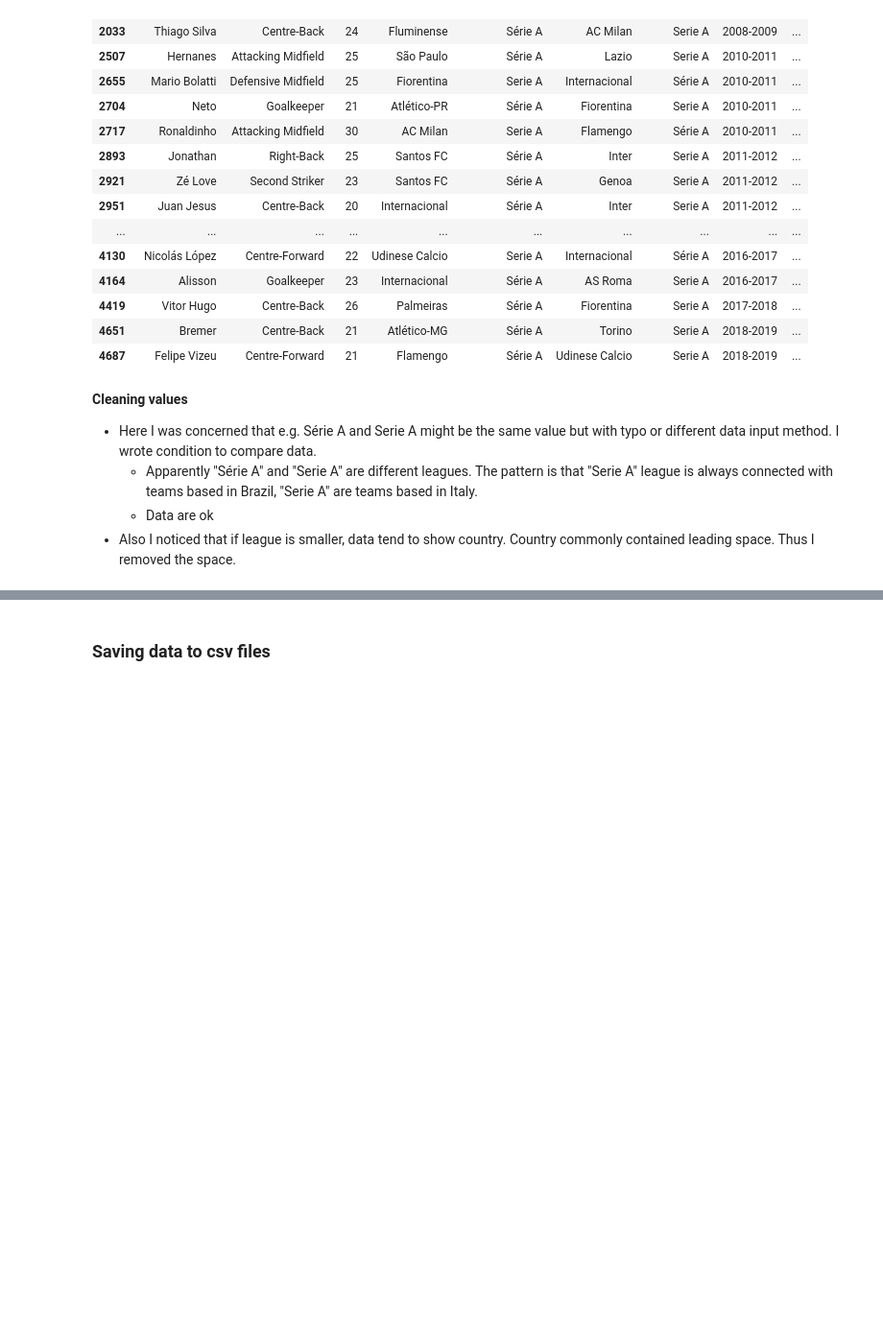
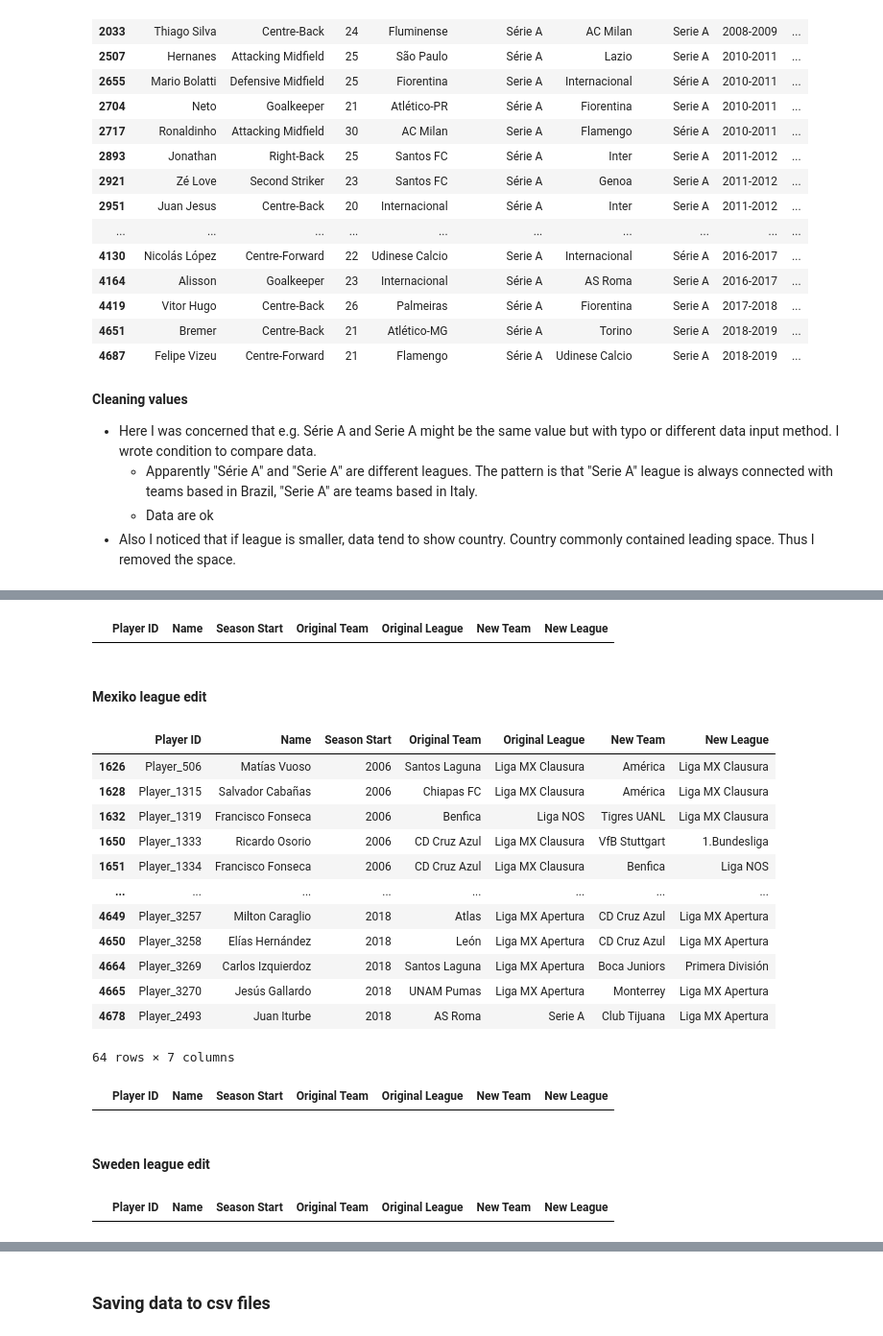
Before and after one commit to Tap4J/Csob, a Jupyter notebook: cleaning_dataset.ipynb, the cells around one changed output, grey strips where cells are left out. Shown: that part at 96% size. Cells and saved outputs as stored; diff of their text form; code cells hidden in the pictures; blank space fills up the shorter version.

```diff
--- a/cleaning_dataset.ipynb
+++ b/cleaning_dataset.ipynb
@@ -458,0 +532,8 @@ filtered_rows.head(30)
+# %%
+df_het = df_league[
+    df_league["Original League"].str.contains("HET", case=False, na=False) |
+    df_league["New League"].str.contains("HET", case=False, na=False)
+]
+df_het
+# %% [output]
+|  | Player ID | Name | Season Start | Original Team | Original League | New Team | New League |
@@ -458,0 +550,30 @@ filtered_rows.head(30)
+# %% [markdown]
+#### Mexiko league edit
+# %%
+df_mexiko_league = df_league[
+    df_league["Original League"].str.contains("Liga mx", case=False, na=False) |
+    df_league["New League"].str.contains("Liga mx", case=False, na=False)
+]
+df_mexiko_league
+# %% [output]
+|  | Player ID | Name | Season Start | Original Team | Original League | New Team | New League |
+| 1626 | Player_506 | Matías Vuoso | 2006 | Santos Laguna | Liga MX Clausura | América | Liga MX Clausura |
+| 1628 | Player_1315 | Salvador Cabañas | 2006 | Chiapas FC | Liga MX Clausura | América | Liga MX Clausura |
+| 1632 | Player_1319 | Francisco Fonseca | 2006 | Benfica | Liga NOS | Tigres UANL | Liga MX Clausura |
+| 1650 | Player_1333 | Ricardo Osorio | 2006 | CD Cruz Azul | Liga MX Clausura | VfB Stuttgart | 1.Bundesliga |
+| 1651 | Player_1334 | Francisco Fonseca | 2006 | CD Cruz Azul | Liga MX Clausura | Benfica | Liga NOS |
+| ... | ... | ... | ... | ... | ... | ... | ... |
+| 4649 | Player_3257 | Milton Caraglio | 2018 | Atlas | Liga MX Apertura | CD Cruz Azul | Liga MX Apertura |
+| 4650 | Player_3258 | Elías Hernández | 2018 | León | Liga MX Apertura | CD Cruz Azul | Liga MX Apertura |
+| 4664 | Player_3269 | Carlos Izquierdoz | 2018 | Santos Laguna | Liga MX Apertura | Boca Juniors | Primera División |
+| 4665 | Player_3270 | Jesús Gallardo | 2018 | UNAM Pumas | Liga MX Apertura | Monterrey | Liga MX Apertura |
+| 4678 | Player_2493 | Juan Iturbe | 2018 | AS Roma | Serie A | Club Tijuana | Liga MX Apertura |
+64 rows × 7 columns
+# %%
+df_primera = df_league[
+    df_league["Original League"].str.contains("Primera División", case=False, na=False) |
+    df_league["New League"].str.contains("Primera División", case=False, na=False)
+]
+df_primera
+# %% [output]
+|  | Player ID | Name | Season Start | Original Team | Original League | New Team | New League |
@@ -458,0 +590,10 @@ filtered_rows.head(30)
+# %% [markdown]
+#### Sweden league edit
+# %%
+df_sweden_league = df_league[
+    df_league["Original League"].str.contains("Sweden", case=False, na=False) |
+    df_league["New League"].str.contains("Sweden", case=False, na=False)
+]
+df_sweden_league
+# %% [output]
+|  | Player ID | Name | Season Start | Original Team | Original League | New Team | New League |
```
Also changed, not shown: parts of 17 cells of this notebook.
